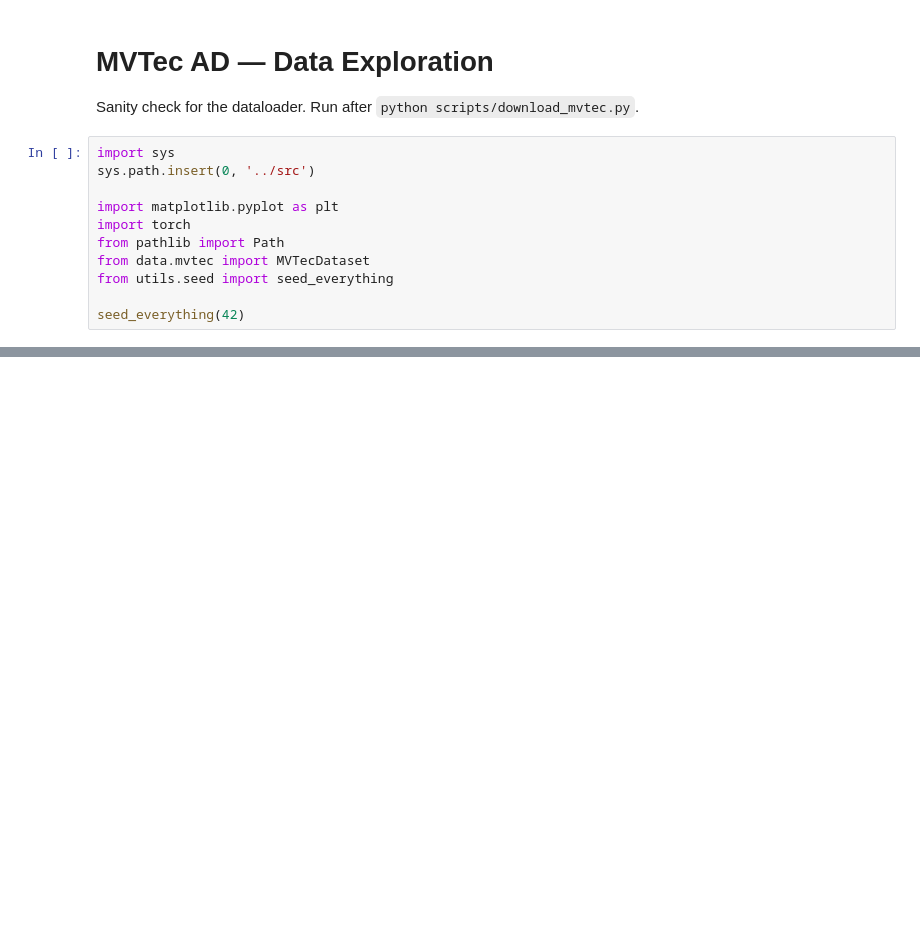
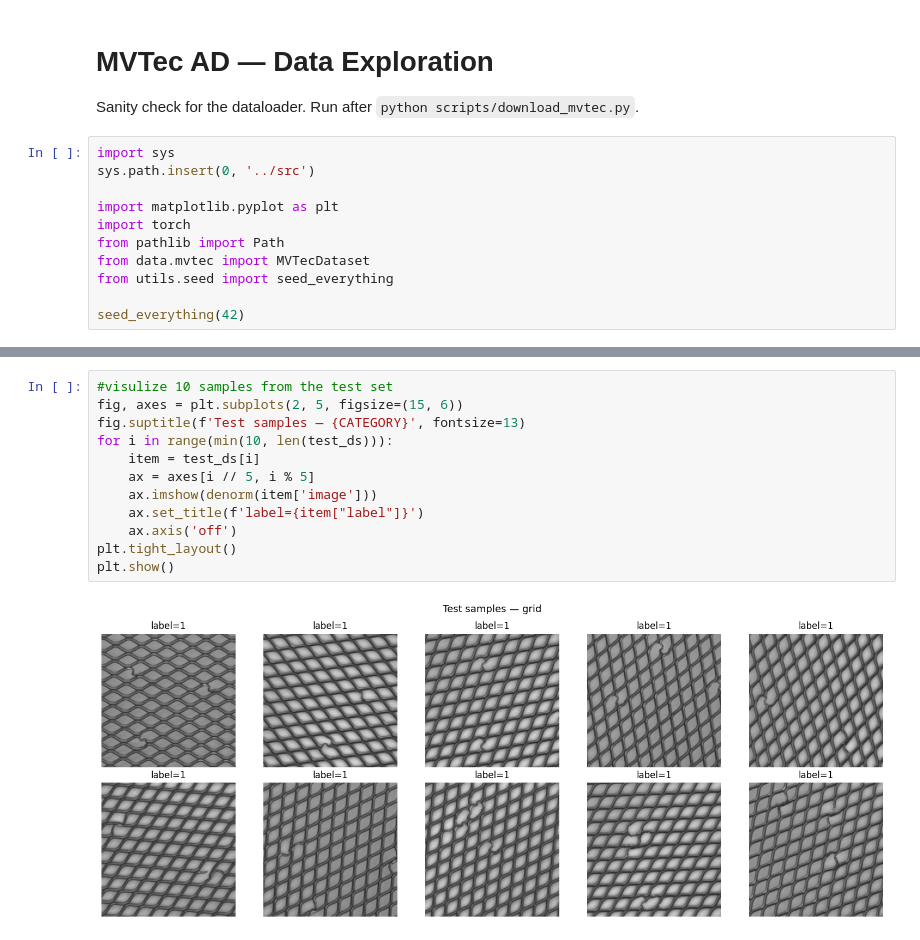
Before and after one commit to alisayedahmad/EdgeVision_Compress, a Jupyter notebook: notebooks/01_data_exploration.ipynb, the cells around one changed output, grey strips where cells are left out. Saved outputs shown, nothing was run; the diff lists cells and outputs as text; blank space fills up the shorter version.

```diff
--- a/notebooks/01_data_exploration.ipynb
+++ b/notebooks/01_data_exploration.ipynb
@@ -25,0 +78,14 @@ print(f'Test  : {len(test_ds)} samples')
+# %%
+#visulize 10 samples from the test set
+fig, axes = plt.subplots(2, 5, figsize=(15, 6))
+fig.suptitle(f'Test samples — {CATEGORY}', fontsize=13)
+for i in range(min(10, len(test_ds))):
+    item = test_ds[i]
+    ax = axes[i // 5, i % 5]
+    ax.imshow(denorm(item['image']))
+    ax.set_title(f'label={item["label"]}')
+    ax.axis('off')
+plt.tight_layout()
+plt.show()
+# %% [output]
+[figure, added]
```
Also changed, not shown: parts of 6 cells of this notebook.
